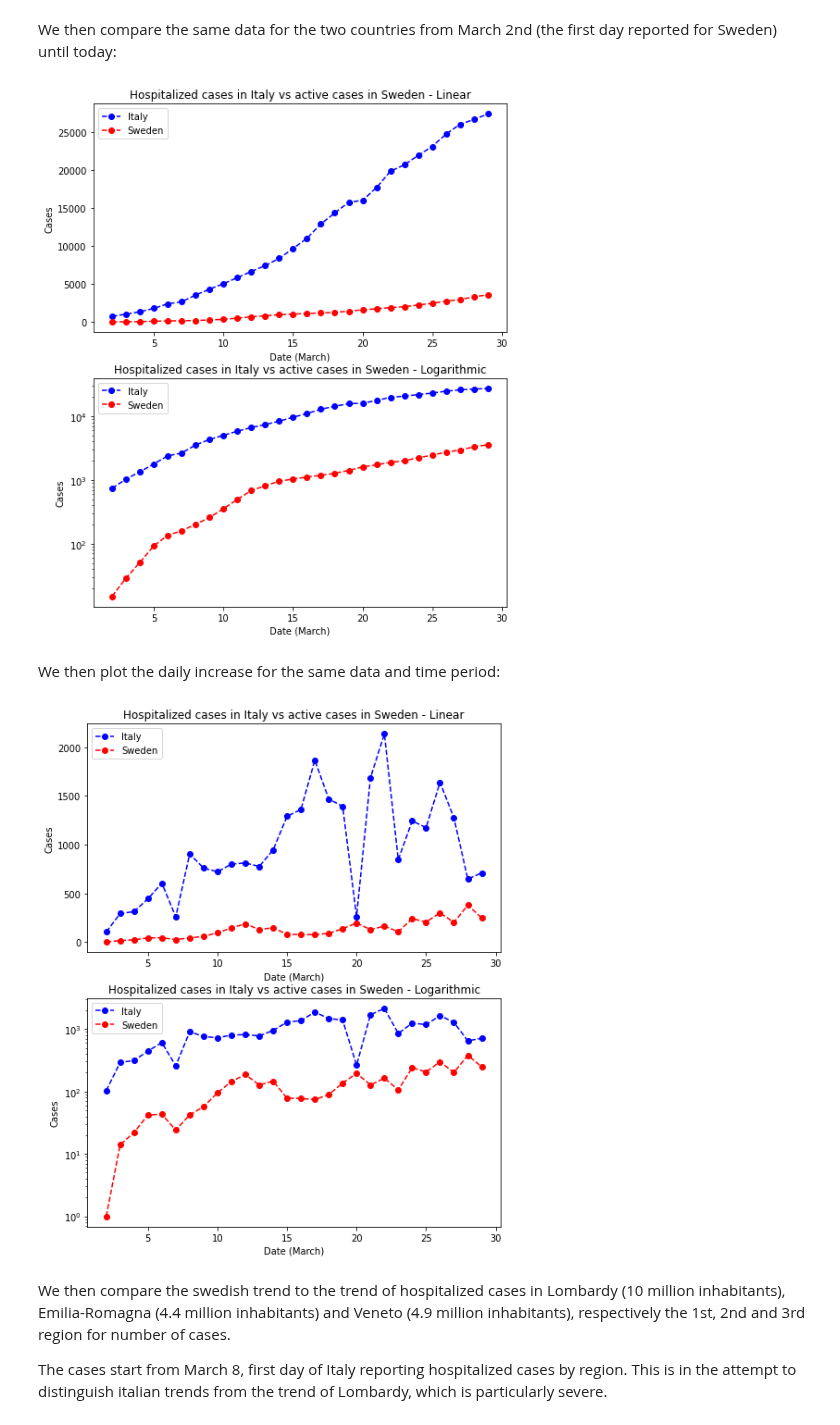
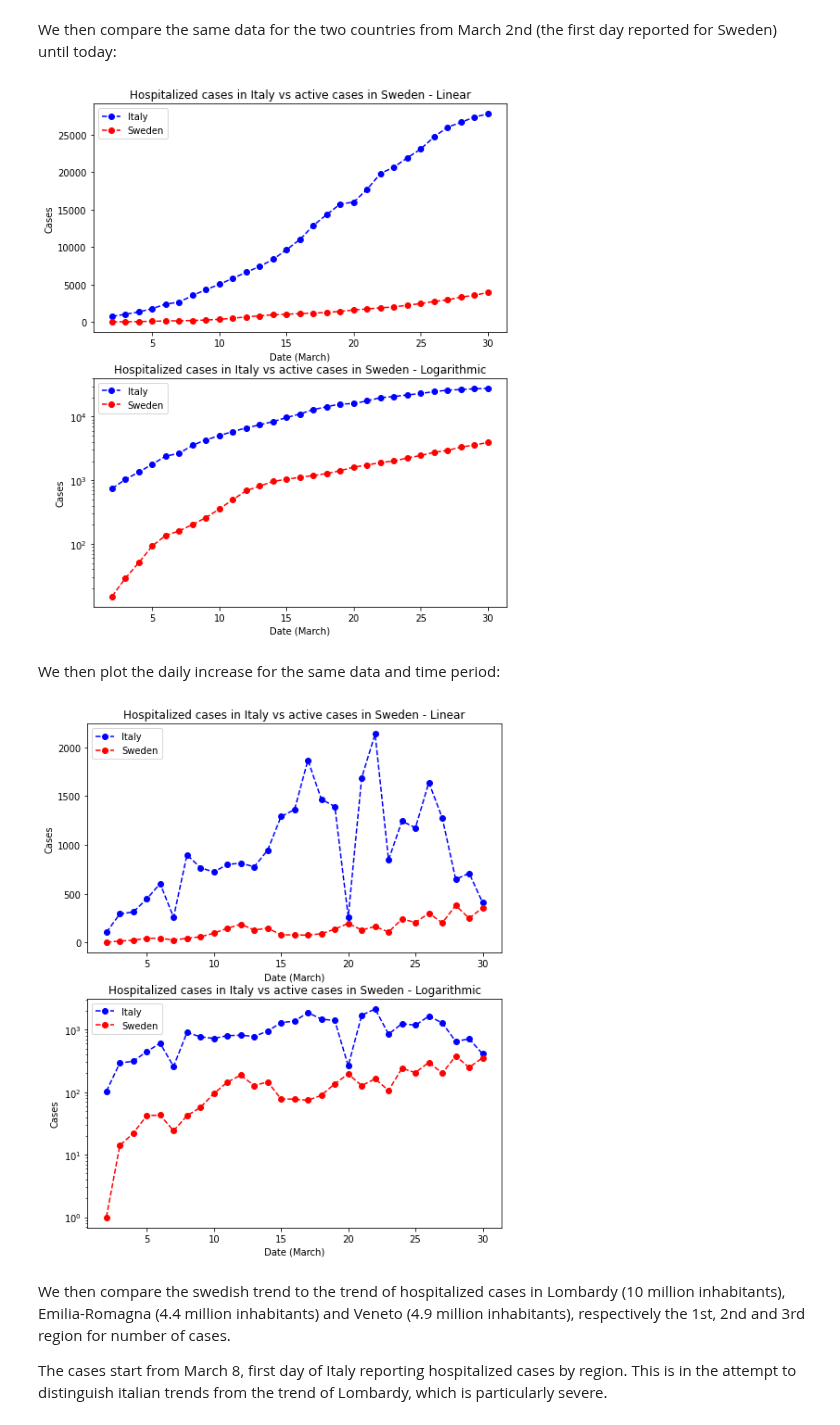
Before and after one commit to eera-l/Covid19-Sweden-Overview, a Jupyter notebook: c19-it-swe.ipynb, the cells around one changed output. Saved outputs shown, nothing was run; the diff lists cells and outputs as text; code cells hidden in the pictures.

```diff
--- a/c19-it-swe.ipynb
+++ b/c19-it-swe.ipynb
@@ -86,14 +130,14 @@ italy_hospitalized = [742, 1034, 1346, 1790, 2394, 2651, 3550, 4316,
                      5038, 5838, 6650, 7426, 8372, 9663, 11025,
                      12894, 14363, 15757, 16020, 17708, 19846,
                      20692, 21937, 23112, 24753, 26029, 26676,
-                     27386]
+                     27386, 27795]
 
 sweden_active = [15, 29, 51, 93, 136, 160, 202, 259, 354, 498, 685,
                 812, 958, 1036, 1113, 1187, 1276, 1412, 1607, 1734,
                 1897, 2003, 2243, 2448, 2747, 2948, 3326,
-                3574]
+                3574, 3928]
 
-x = np.arange(2, 30)
+x = np.arange(2, len(italy_hospitalized) + 2)
 
 fig = plt.figure()
 ax1 = fig.add_subplot(211)
@@ -117,48 +161,47 @@ fig.set_figheight(10)
 fig.set_figwidth(8)
 plt.show()
 # %% [output]
-[figure, old version]
+[figure, new version]
 # %% [markdown]
 We then plot the daily increase for the same data and time period:
 # %%
 import numpy as np
 import matplotlib.pyplot as plt
 
-it_hosp_day = [103, 292, 312, 444, 604, 257, 906, 759,
-               722, 800, 812, 776, 946, 1291, 1362, 1869,
-               1469, 1394, 263, 1688, 2138, 846, 1245, 1175,
-               1641, 1276, 647, 710]
 
-swe_active_day = [1, 14, 22, 42, 43, 24, 42, 57,
-                  95, 144, 187, 127, 146, 78, 77,
-                  74, 89, 136, 195, 127, 163, 106,
-                  240, 205, 299, 201, 378, 248]
+it_hosp_day = [103]
+for i in range(1, len(italy_hospitalized)):
+  it_hosp_day.append(italy_hospitalized[i] - italy_hospitalized[i - 1])
 
-x = np.arange(2, 30)
+swe_active_day = [1]
+for i in range(1, len(sweden_active)):
+  swe_active_day.append(sweden_active[i] - sweden_active[i - 1])
+
+x = np.arange(2, len(italy_hospitalized) + 2)
 
 fig = plt.figure()
 ax1 = fig.add_subplot(211)
 ax1.plot(x, it_hosp_day, '--bo', label='Italy')
 ax1.plot(x, swe_active_day, '--ro', label='Sweden')
 ax1.legend(loc="upper left")
 ax1.set_title('Hospitalized cases in Italy vs active cases in Sweden - Linear')
 ax1.set_xlabel('Date (March)')
 ax1.set_ylabel('Cases')
 
 ax2 = fig.add_subplot(212)
 ax2.plot(x, it_hosp_day, '--bo', label='Italy')
 ax2.plot(x, swe_active_day, '--ro', label='Sweden')
 ax2.legend(loc="upper left")
 ax2.set_title('Hospitalized cases in Italy vs active cases in Sweden - Logarithmic')
 ax2.set_xlabel('Date (March)')
 ax2.set_ylabel('Cases')
 ax2.set_yscale('log')
 
 fig.set_figheight(10)
 fig.set_figwidth(8)
 plt.show()
 # %% [output]
-[figure, old version]
+[figure, new version]
 # %% [markdown]
 We then compare the swedish trend to the trend of hospitalized cases in Lombardy (10 million inhabitants), Emilia-Romagna (4.4 million inhabitants) and Veneto (4.9 million inhabitants), respectively the 1st, 2nd and 3rd region for number of cases.
 
```
Also changed, not shown: parts of 5 cells of this notebook.
